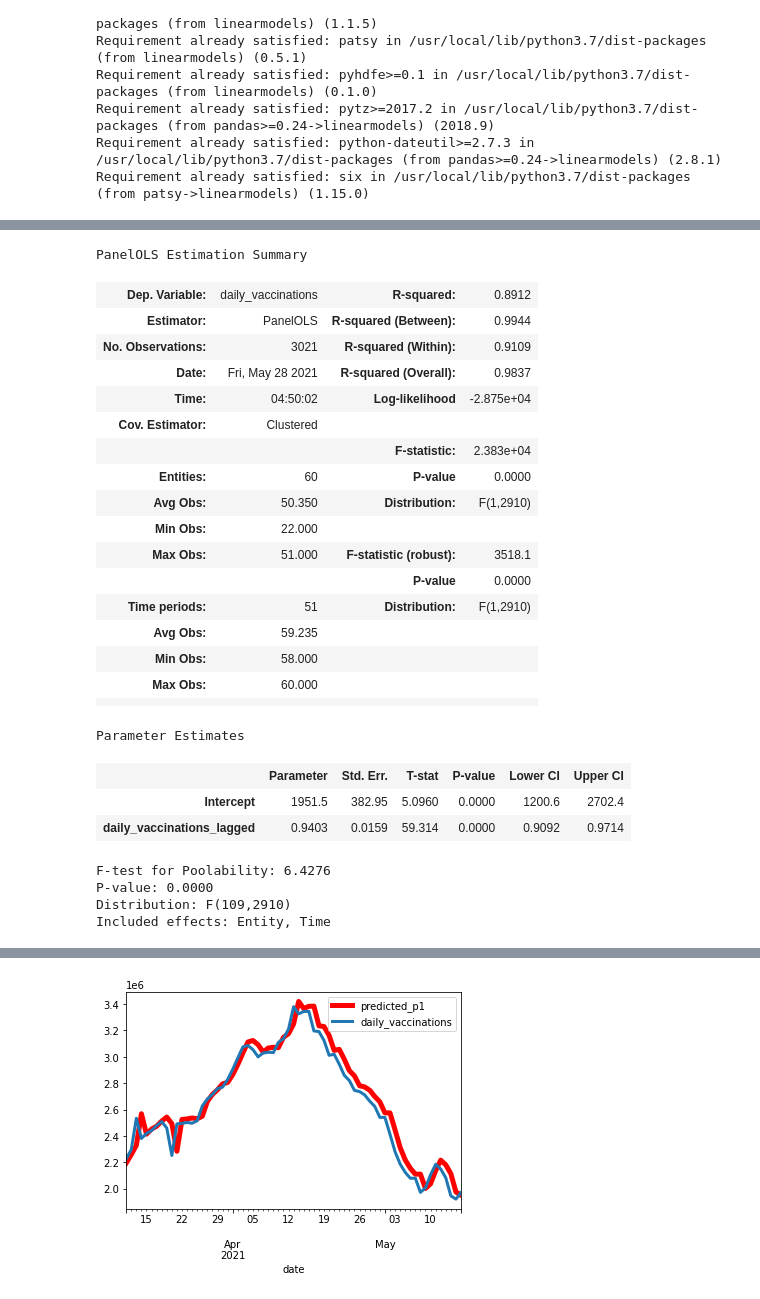
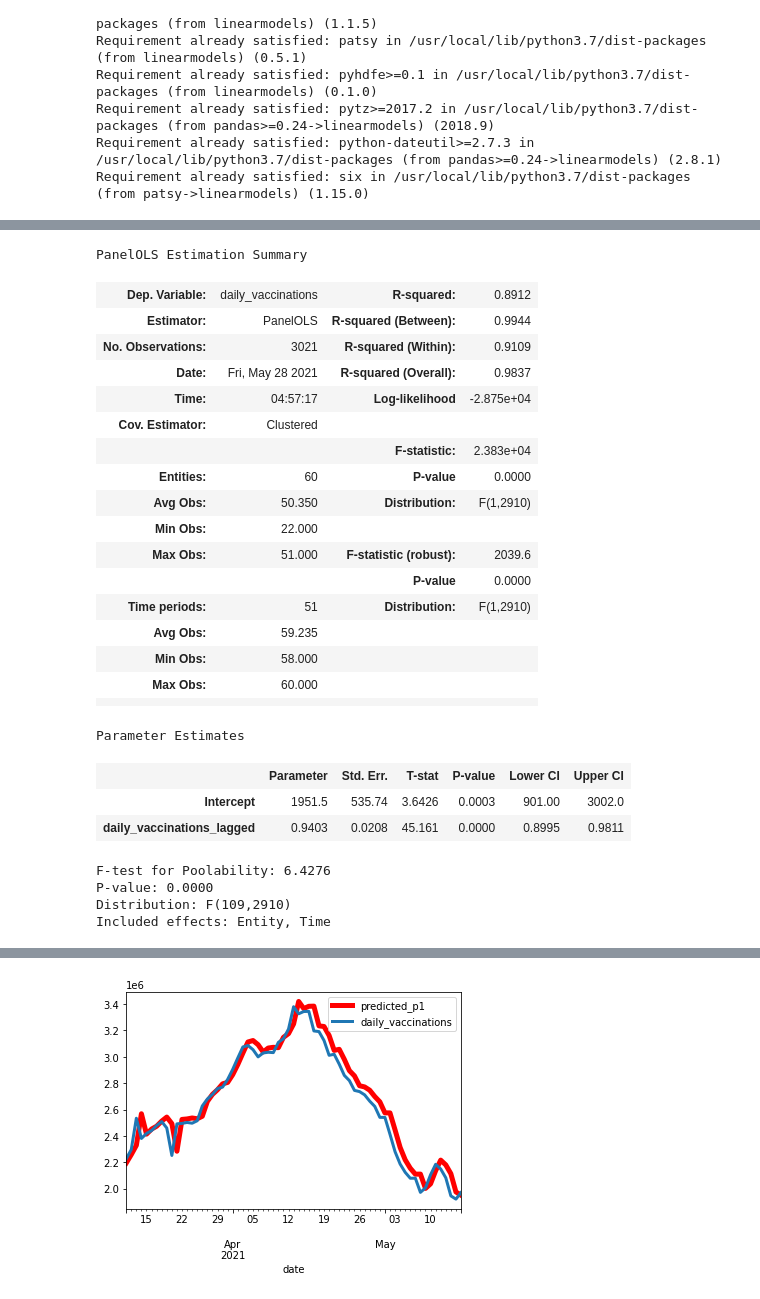
Before and after one commit to juno-yuu/COVID-Vaccine-and-Biotech-industry, a Jupyter notebook: Final_Project_Clean.ipynb, the cells around one changed output, grey strips where cells are left out. Saved outputs shown, nothing was run; the diff lists cells and outputs as text; code cells hidden in the pictures.

```diff
--- a/Final_Project_Clean.ipynb
+++ b/Final_Project_Clean.ipynb
@@ -315,31 +316,33 @@ Distribution: F(50,2969)
 Included effects: Time
 # %%
 p3 = PanelOLS.from_formula(formula = 'daily_vaccinations ~ 1 + daily_vaccinations_lagged + EntityEffects + TimeEffects',\
-                                     data = data_panel_train).fit(cov_type = 'clustered', cov_kwds = {'groups': data_panel_train[['loc','time']]})
+                                     data = data_panel_train).fit(cov_type = 'clustered',\
+                                                                  cov_kwds = {'groups': data_panel_train[['loc','time']]},\
+                                                                  cluster_entity = True, cluster_time = True)
 p3.summary
 # %% [output]
 PanelOLS Estimation Summary
 | Dep. Variable: | daily_vaccinations | R-squared: | 0.8912 |
 | Estimator: | PanelOLS | R-squared (Between): | 0.9944 |
 | No. Observations: | 3021 | R-squared (Within): | 0.9109 |
 | Date: | Fri, May 28 2021 | R-squared (Overall): | 0.9837 |
-| Time: | 04:50:02 | Log-likelihood | -2.875e+04 |
+| Time: | 04:57:17 | Log-likelihood | -2.875e+04 |
 | Cov. Estimator: | Clustered |  |  |
 |  |  | F-statistic: | 2.383e+04 |
 | Entities: | 60 | P-value | 0.0000 |
 | Avg Obs: | 50.350 | Distribution: | F(1,2910) |
 | Min Obs: | 22.000 |  |  |
-| Max Obs: | 51.000 | F-statistic (robust): | 3518.1 |
+| Max Obs: | 51.000 | F-statistic (robust): | 2039.6 |
 |  |  | P-value | 0.0000 |
 | Time periods: | 51 | Distribution: | F(1,2910) |
 | Avg Obs: | 59.235 |  |  |
 | Min Obs: | 58.000 |  |  |
 | Max Obs: | 60.000 |  |  |
 |  |  |  |  |
 Parameter Estimates
 |  | Parameter | Std. Err. | T-stat | P-value | Lower CI | Upper CI |
-| Intercept | 1951.5 | 382.95 | 5.0960 | 0.0000 | 1200.6 | 2702.4 |
-| daily_vaccinations_lagged | 0.9403 | 0.0159 | 59.314 | 0.0000 | 0.9092 | 0.9714 |
+| Intercept | 1951.5 | 535.74 | 3.6426 | 0.0003 | 901.00 | 3002.0 |
+| daily_vaccinations_lagged | 0.9403 | 0.0208 | 45.161 | 0.0000 | 0.8995 | 0.9811 |
 F-test for Poolability: 6.4276
 P-value: 0.0000
 Distribution: F(109,2910)
```
Also changed, not shown: parts of 4 cells of this notebook.
